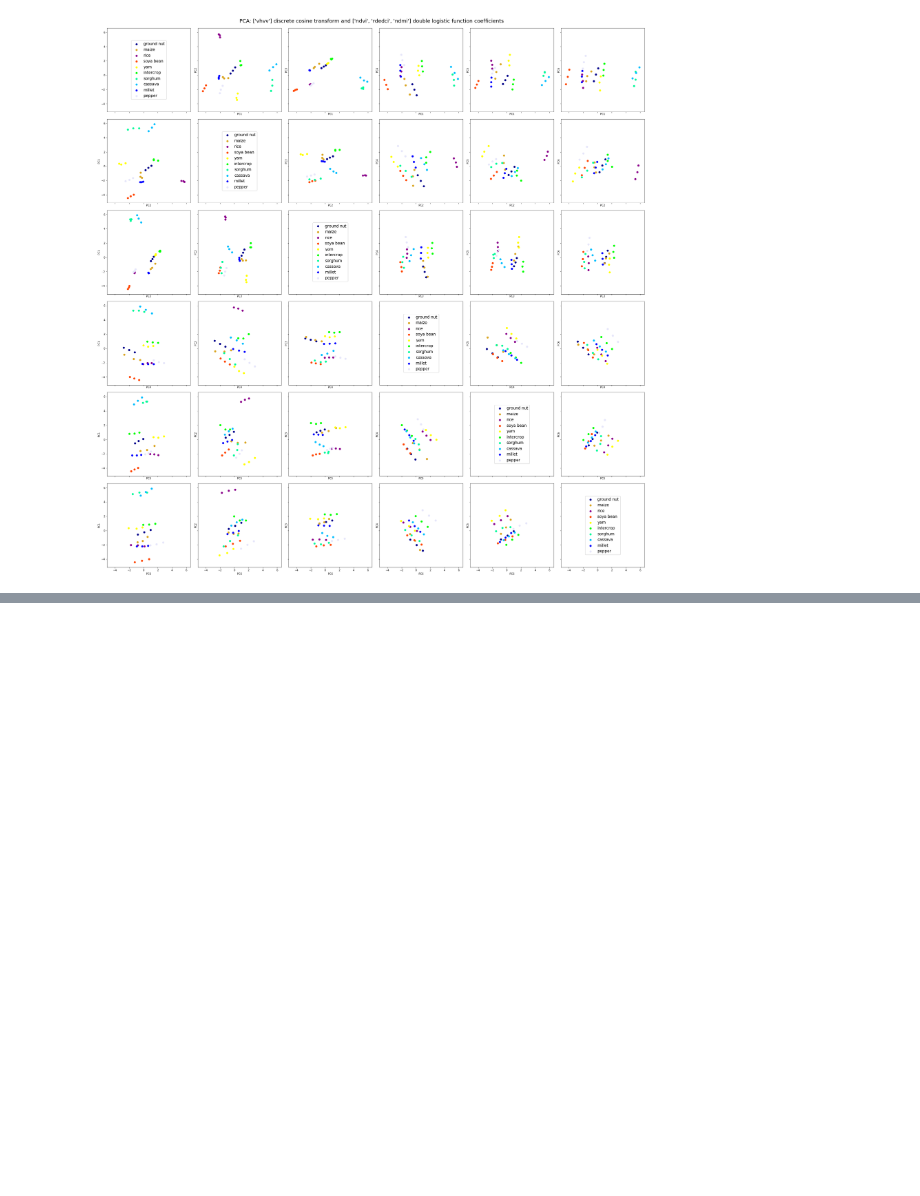
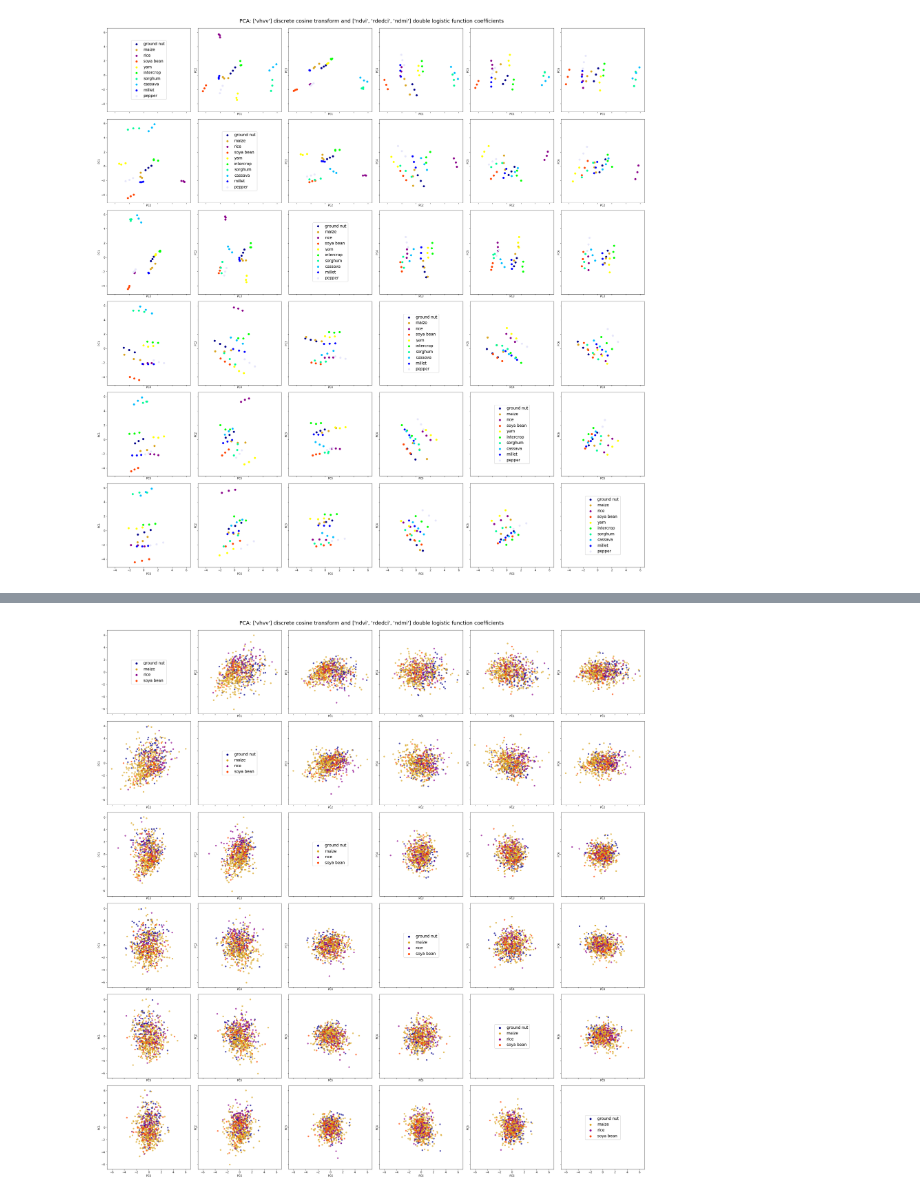
Before and after one commit to apburt/cropseg, a Jupyter notebook: doc/classarchetypes.ipynb, the cells around one changed output, grey strips where cells are left out. Saved outputs shown, nothing was run; the diff lists cells and outputs as text; code cells hidden in the pictures; blank space fills up the shorter version.

Commit message:
applied archetype PCA (DLF+DCT coefficients) to field-level coeffs

```diff
--- a/doc/classarchetypes.ipynb
+++ b/doc/classarchetypes.ipynb
@@ -49,6 +49,8 @@ groundlabels = loadjson(f'{datasetinfo["metadatadir"]}{datasetinfo["groundlabels
 groundmetadata = loadjson(f'{datasetinfo["metadatadir"]}{datasetinfo["groundmetadata"]}')
 s1metadata = loadjson(f'{datasetinfo["metadatadir"]}{datasetinfo["s1metadata"]}')
 s2metadata = loadjson(f'{datasetinfo["metadatadir"]}{datasetinfo["s2metadata"]}')
+
+skiplist = ["001268","002382","003146","003803"]
 # %%
 #####
 erosioniterations = 1
@@ -257,0 +362,28 @@ PC24 0.0021 0.0000
+# %%
+y = coeffs[:,0]
+X = coeffs[:,1:]
+X = sklearn.preprocessing.scale(X)
+X_pca = pca.transform(X)
+
+crops = numpy.unique(numpy.array(y,dtype="int"))
+crops = crops[:4]
+fig,ax = matplotlib.pyplot.subplots(npca,npca,figsize=[30,30],sharex="all",sharey="all")
+axs = ax.ravel()
+idx = 0
+for i in range(npca):
+    for j in range(npca):
+        if i == j:
+            for k in range(len(crops)):
+                axs[idx].scatter(0,0,color=groundlabels[crops[k]]["colour"],s=50,alpha=1,label=f'{groundlabels[crops[k]]["crop"]}',zorder=-10)
+            axs[idx].legend(loc="center",fontsize=15,framealpha=1)
+        if i != j:
+            axs[idx].set_xlabel(f"PC{i+1}")
+            axs[idx].set_ylabel(f"PC{j+1}")
+            for k in range(len(crops)):
+                axs[idx].scatter(X_pca[:,i][y==crops[k]],X_pca[:,j][y==crops[k]],color=groundlabels[crops[k]]["colour"],s=25,alpha=0.66)
+        idx = idx + 1
+matplotlib.pyplot.suptitle(f'PCA: {s1indices} discrete cosine transform and {s2indices} double logistic function coefficients',y=1.01,fontsize=20)
+matplotlib.pyplot.tight_layout()
+matplotlib.pyplot.show()
+# %% [output]
+[figure, added]
```
Also changed, not shown: parts of 5 cells of this notebook, 2 other files.
